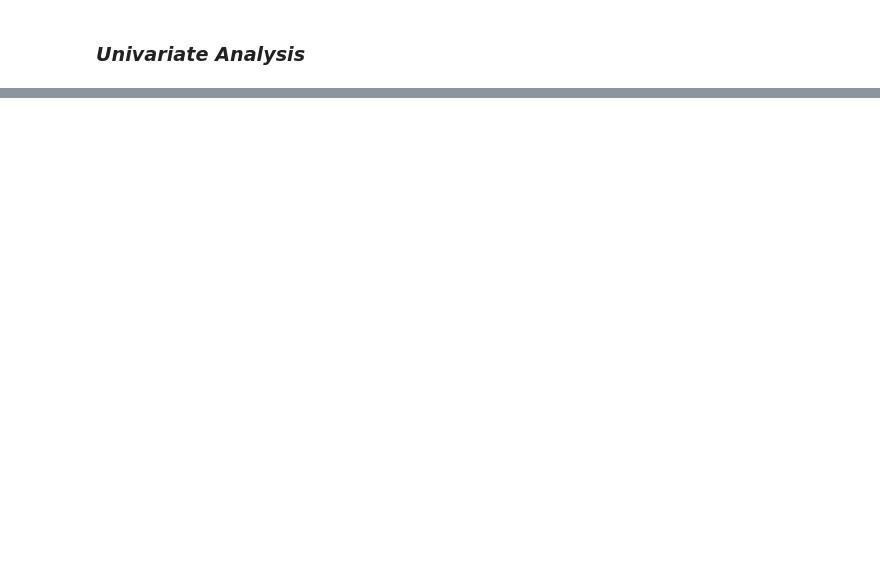
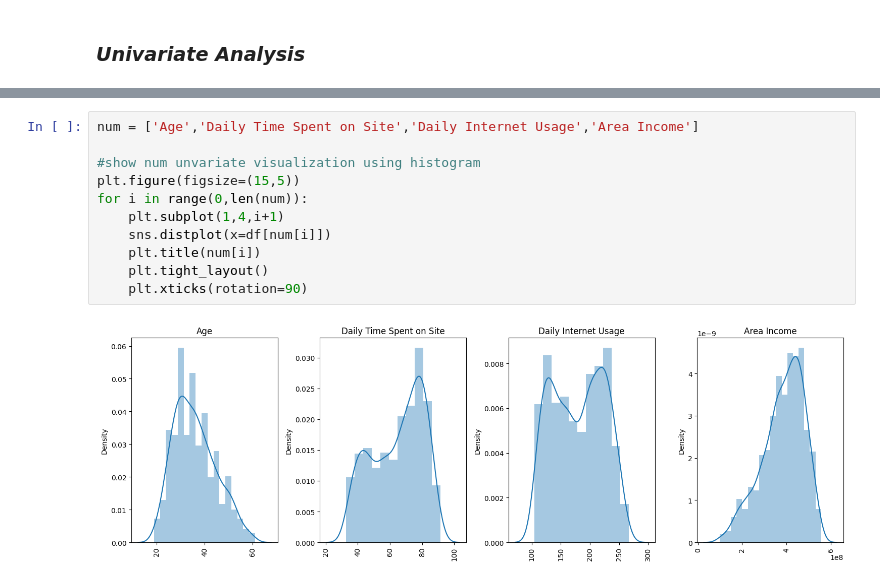
Before and after one commit to masendhy/predict_customer_clicked_ads_classification_by_using_machine_learning, a Jupyter notebook: predict_customer_clicked_ads_classification_by_using_machine_learning.ipynb, the cells around one changed output, grey strips where cells are left out. Cells and saved outputs as stored; diff of their text form; blank space fills up the shorter version.

```diff
--- a/predict_customer_clicked_ads_classification_by_using_machine_learning.ipynb
+++ b/predict_customer_clicked_ads_classification_by_using_machine_learning.ipynb
@@ -96,0 +99,13 @@ for i in range(len(cat.columns)):
+# %%
+num = ['Age','Daily Time Spent on Site','Daily Internet Usage','Area Income']
+
+#show num unvariate visualization using histogram
+plt.figure(figsize=(15,5))
+for i in range(0,len(num)):
+    plt.subplot(1,4,i+1)
+    sns.distplot(x=df[num[i]])
+    plt.title(num[i])
+    plt.tight_layout()
+    plt.xticks(rotation=90)
+# %% [output]
+[figure, added]
```
Also changed, not shown: parts of 21 cells of this notebook, 1 other file.
